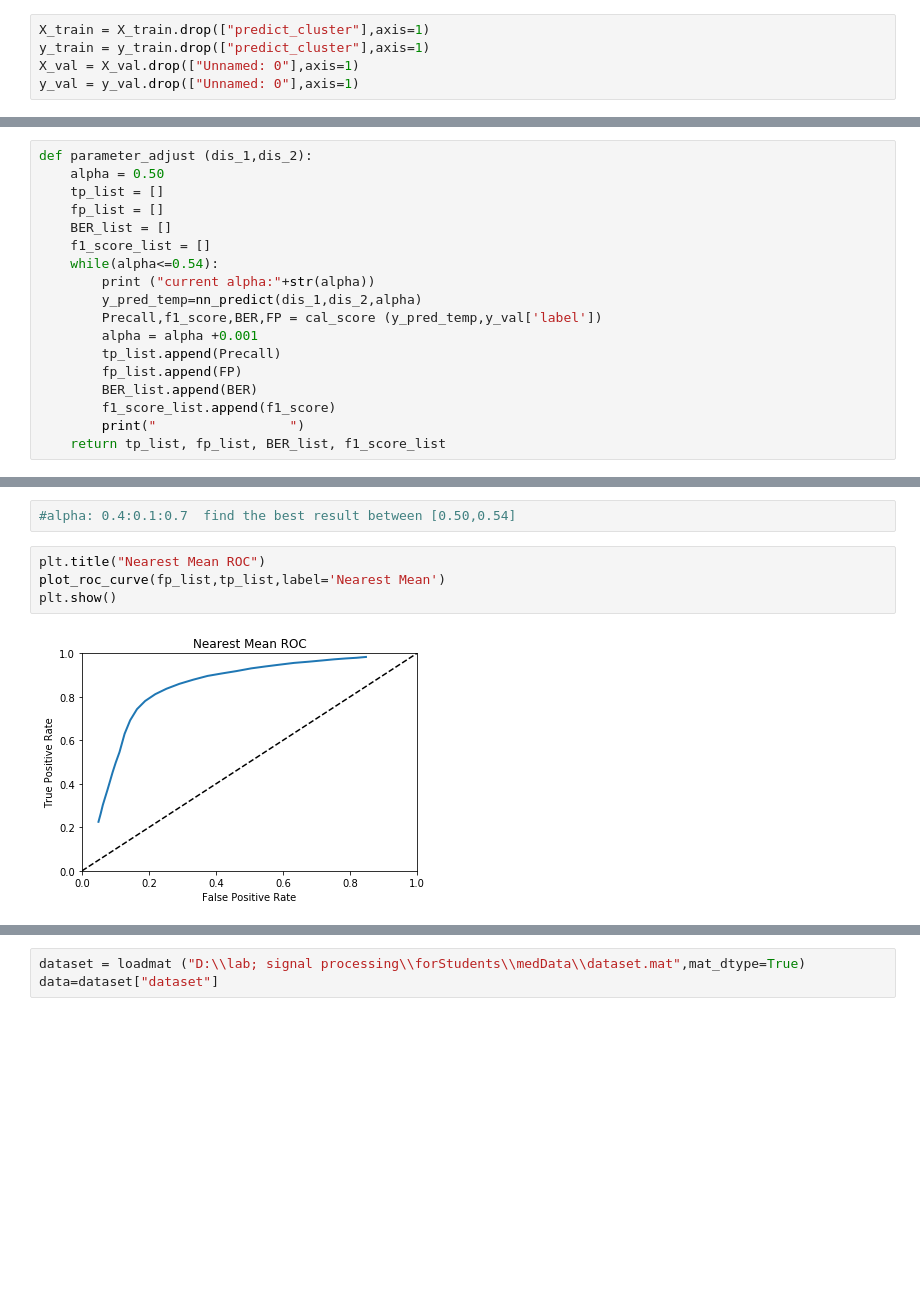
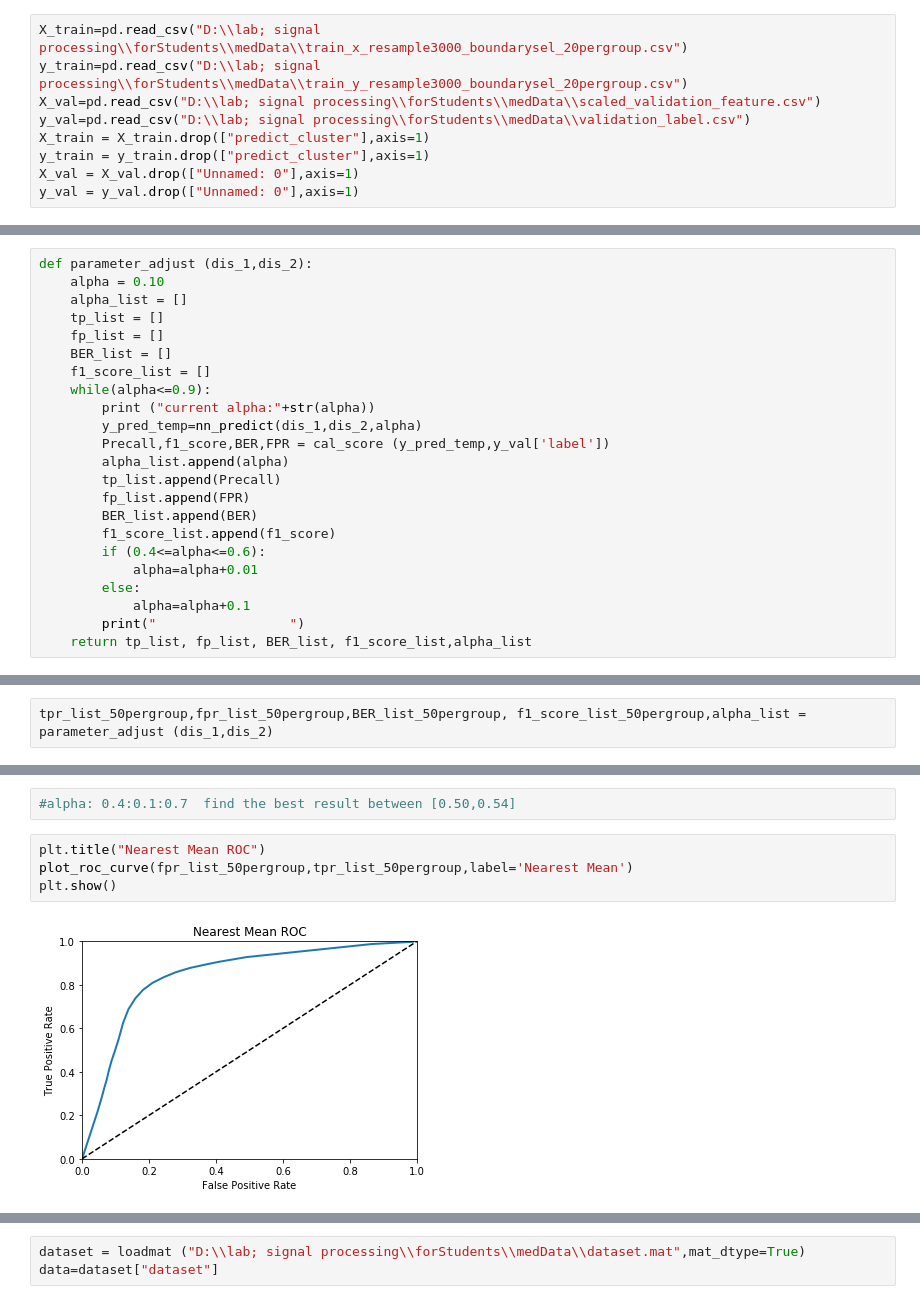
Before and after one commit to yushinliu/lab, a Jupyter notebook: task_1_version_1/NN.ipynb, the cells around one changed output, grey strips where cells are left out. Drawn from its saved outputs; the diff is of its cells as text; blank space fills up the shorter version.

```diff
--- a/task_1_version_1/NN.ipynb
+++ b/task_1_version_1/NN.ipynb
@@ -25,4 +39,8 @@ y_val=pd.read_csv("D:\\lab; signal processing\\forStudents\\medData\\validation_
 # %%
+X_train=pd.read_csv("D:\\lab; signal processing\\forStudents\\medData\\train_x_resample3000_boundarysel_20pergroup.csv")
+y_train=pd.read_csv("D:\\lab; signal processing\\forStudents\\medData\\train_y_resample3000_boundarysel_20pergroup.csv")
+X_val=pd.read_csv("D:\\lab; signal processing\\forStudents\\medData\\scaled_validation_feature.csv")
+y_val=pd.read_csv("D:\\lab; signal processing\\forStudents\\medData\\validation_label.csv")
 X_train = X_train.drop(["predict_cluster"],axis=1)
 y_train = y_train.drop(["predict_cluster"],axis=1)
 X_val = X_val.drop(["Unnamed: 0"],axis=1)
@@ -144,18 +138,23 @@ BER:0.20415665964132643
 # %%
 def parameter_adjust (dis_1,dis_2):
-    alpha = 0.50
+    alpha = 0.10
+    alpha_list = []
     tp_list = []
     fp_list = []
     BER_list = []
     f1_score_list = []
-    while(alpha<=0.54):
+    while(alpha<=0.9):
         print ("current alpha:"+str(alpha))
         y_pred_temp=nn_predict(dis_1,dis_2,alpha)
-        Precall,f1_score,BER,FP = cal_score (y_pred_temp,y_val['label'])
-        alpha = alpha +0.001
+        Precall,f1_score,BER,FPR = cal_score (y_pred_temp,y_val['label'])
+        alpha_list.append(alpha)
         tp_list.append(Precall)
-        fp_list.append(FP)
+        fp_list.append(FPR)
         BER_list.append(BER)
         f1_score_list.append(f1_score)
+        if (0.4<=alpha<=0.6):
+            alpha=alpha+0.01
+        else:
+            alpha=alpha+0.1
         print("                 ")
-    return tp_list, fp_list, BER_list, f1_score_list
+    return tp_list, fp_list, BER_list, f1_score_list,alpha_list
@@ -181,0 +163,2 @@ BER:0.20428996901966848
+# %%
+tpr_list_50pergroup,fpr_list_50pergroup,BER_list_50pergroup, f1_score_list_50pergroup,alpha_list = parameter_adjust (dis_1,dis_2)
@@ -191,7 +215,7 @@ def plot_roc_curve(fpr, tpr, label=None):
 #alpha: 0.4:0.1:0.7  find the best result between [0.50,0.54]
 # %%
 plt.title("Nearest Mean ROC")
-plot_roc_curve(fp_list,tp_list,label='Nearest Mean')
+plot_roc_curve(fpr_list_50pergroup,tpr_list_50pergroup,label='Nearest Mean')
 plt.show()
 # %% [output]
-[figure, old version]
+[figure, new version]
```
Also changed, not shown: parts of 30 cells of this notebook, 6 other files.
